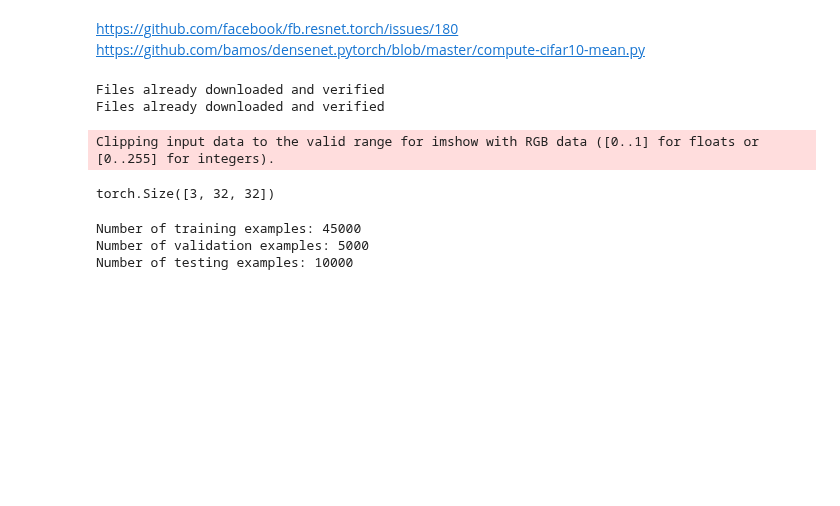
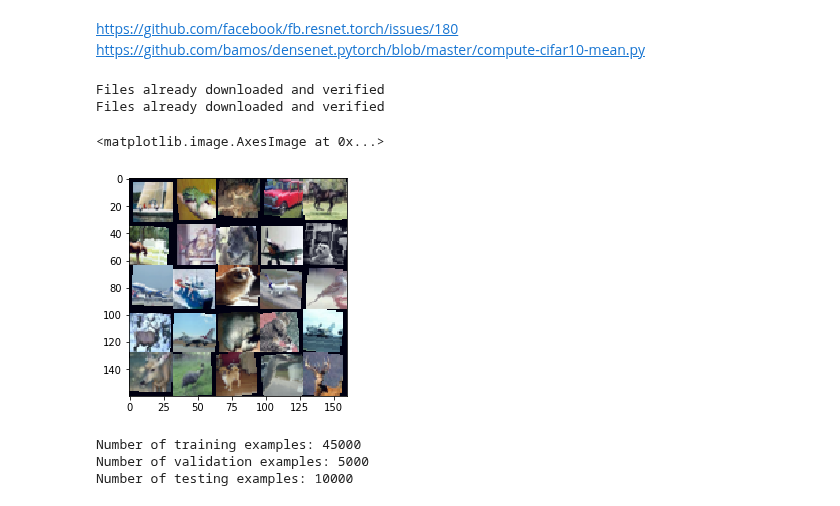
Before and after one commit to bentrevett/pytorch-image-classification, a Jupyter notebook: 3 - LeNet-5 CIFAR10.ipynb, the cells around one changed output. Saved outputs shown, nothing was run; the diff lists cells and outputs as text; code cells hidden in the pictures; blank space fills up the shorter version.

```diff
--- a/3 - LeNet-5 CIFAR10.ipynb
+++ b/3 - LeNet-5 CIFAR10.ipynb
@@ -36,29 +40,15 @@ test_transforms = transforms.Compose([
                            transforms.Normalize((0.49139968, 0.48215827, 0.44653124), (0.24703233, 0.24348505, 0.26158768))
                        ])
 # %%
-train_data = datasets.CIFAR10('data', train=True, download=True, transform=train_transforms)
-test_data = datasets.CIFAR10('data', train=False, download=True, transform=test_transforms)
+train_data = datasets.CIFAR10('data',
+                              train = True,
+                              download = True,
+                              transform = train_transforms)
 
-n_train_examples = int(len(train_data)*0.9)
-n_valid_examples = len(train_data) - n_train_examples
-
-train_data, valid_data = torch.utils.data.random_split(train_data, [n_train_examples, n_valid_examples])
+test_data = datasets.CIFAR10('data',
+                             train = False,
+                             download = True,
+                             transform = test_transforms)
 # %% [output]
 Files already downloaded and verified
 Files already downloaded and verified
-# %%
-batch = iter(train_data)
-x = next(batch)
-import matplotlib.pyplot as plt
-import numpy as np
-
-def show(img):
-    npimg = img.numpy()
-    plt.imshow(np.transpose(npimg, (1,2,0)))
-
-print(x[0].shape)
-grid = torchvision.utils.make_grid(x[0], nrow=10, padding=100)
-show(grid)
-# %% [output]
-Clipping input data to the valid range for imshow with RGB data ([0..1] for floats or [0..255] for integers).
-torch.Size([3, 32, 32])
@@ -65,3 +60,21 @@ torch.Size([3, 32, 32])
+# %%
+n_imgs = 25
+
+batch = torch.zeros(n_imgs, 3, 32, 32)
+
+for i in range(n_imgs):
+    img, _ = train_data[i]
+    batch[i] = img
+
+grid_img = torchvision.utils.make_grid(batch,
+                                       nrow = 5,
+                                       padding = 0,
+                                       normalize=True)
+
+plt.imshow(grid_img.permute(1, 2, 0))
+# %% [output]
+<matplotlib.image.AxesImage at 0x...>
+[figure, added]
 # %%
 print(f'Number of training examples: {len(train_data)}')
 print(f'Number of validation examples: {len(valid_data)}')
```
Also changed, not shown: parts of 16 cells of this notebook.
